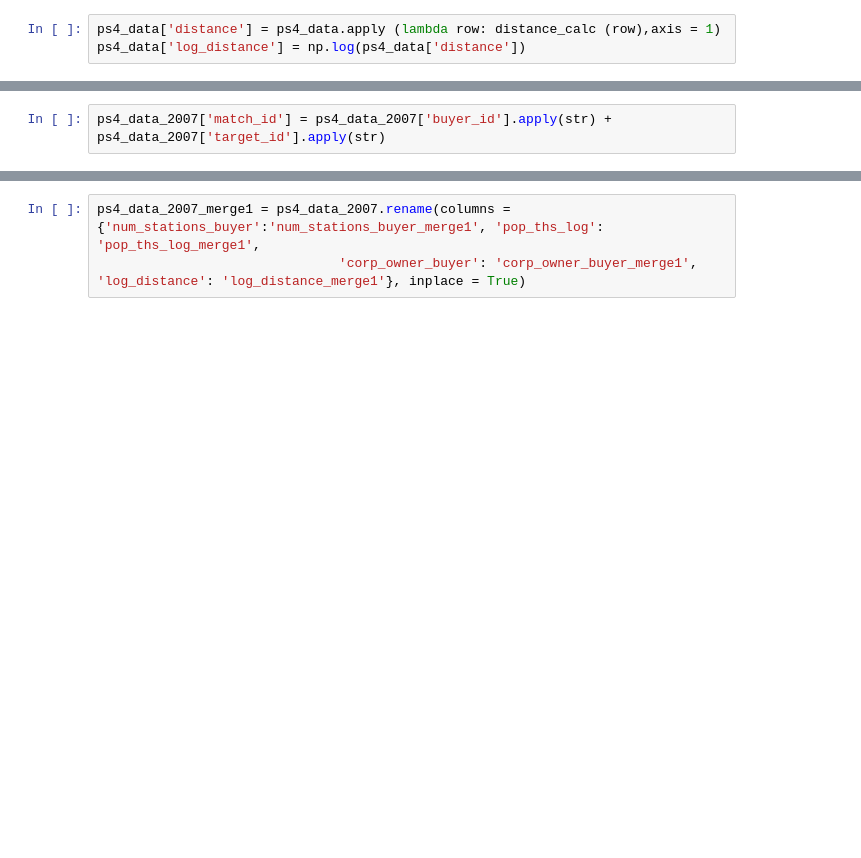
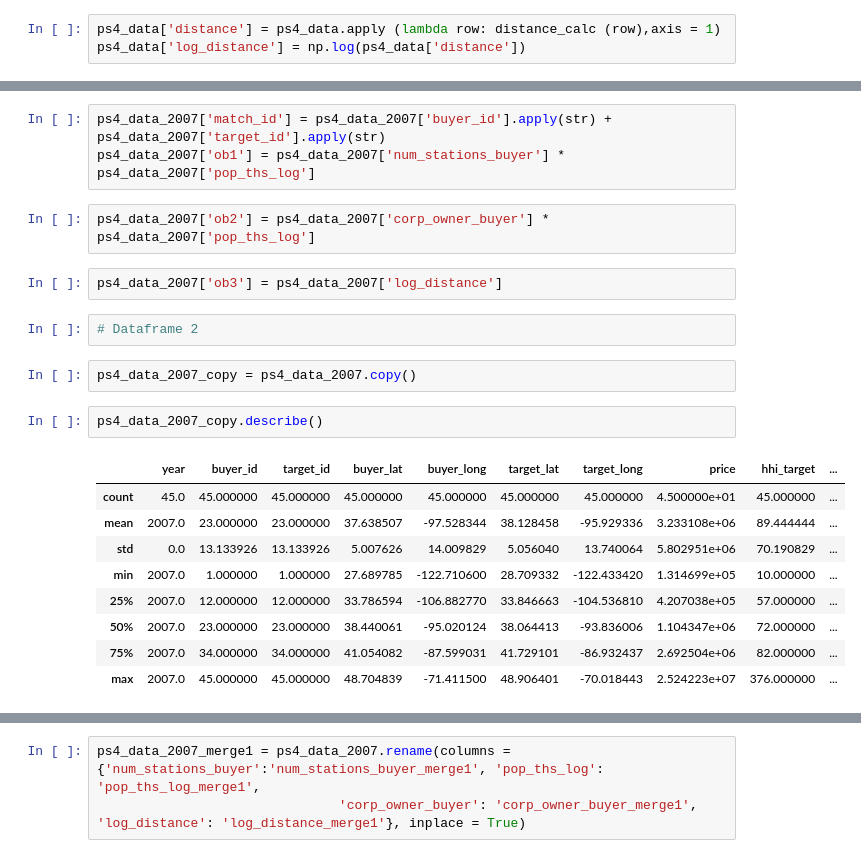
Before and after one commit to zhangyafei601/CompEcon_Fall17, a Jupyter notebook: LoopConditional/PS4_Zhang.ipynb, the cells around one changed output, grey strips where cells are left out. Drawn from its saved outputs; the diff is of its cells as text; blank space fills up the shorter version.

```diff
--- a/LoopConditional/PS4_Zhang.ipynb
+++ b/LoopConditional/PS4_Zhang.ipynb
@@ -48,2 +111,23 @@ ps4_data_2007.head(n=5)
 # %%
 ps4_data_2007['match_id'] = ps4_data_2007['buyer_id'].apply(str) + ps4_data_2007['target_id'].apply(str)
+ps4_data_2007['ob1'] = ps4_data_2007['num_stations_buyer'] * ps4_data_2007['pop_ths_log']
+# %%
+ps4_data_2007['ob2'] = ps4_data_2007['corp_owner_buyer'] * ps4_data_2007['pop_ths_log']
+# %%
+ps4_data_2007['ob3'] = ps4_data_2007['log_distance']
+# %%
+# Dataframe 2
+# %%
+ps4_data_2007_copy = ps4_data_2007.copy()
+# %%
+ps4_data_2007_copy.describe()
+# %% [output]
+|  | year | buyer_id | target_id | buyer_lat | buyer_long | target_lat | target_long | price | hhi_target | ... |
+| count | 45.0 | 45.000000 | 45.000000 | 45.000000 | 45.000000 | 45.000000 | 45.000000 | 4.500000e+01 | 45.000000 | ... |
+| mean | 2007.0 | 23.000000 | 23.000000 | 37.638507 | -97.528344 | 38.128458 | -95.929336 | 3.233108e+06 | 89.444444 | ... |
+| std | 0.0 | 13.133926 | 13.133926 | 5.007626 | 14.009829 | 5.056040 | 13.740064 | 5.802951e+06 | 70.190829 | ... |
+| min | 2007.0 | 1.000000 | 1.000000 | 27.689785 | -122.710600 | 28.709332 | -122.433420 | 1.314699e+05 | 10.000000 | ... |
+| 25% | 2007.0 | 12.000000 | 12.000000 | 33.786594 | -106.882770 | 33.846663 | -104.536810 | 4.207038e+05 | 57.000000 | ... |
+| 50% | 2007.0 | 23.000000 | 23.000000 | 38.440061 | -95.020124 | 38.064413 | -93.836006 | 1.104347e+06 | 72.000000 | ... |
+| 75% | 2007.0 | 34.000000 | 34.000000 | 41.054082 | -87.599031 | 41.729101 | -86.932437 | 2.692504e+06 | 82.000000 | ... |
+| max | 2007.0 | 45.000000 | 45.000000 | 48.704839 | -71.411500 | 48.906401 | -70.018443 | 2.524223e+07 | 376.000000 | ... |
```
Also changed, not shown: parts of 15 cells of this notebook, 1 other file.
